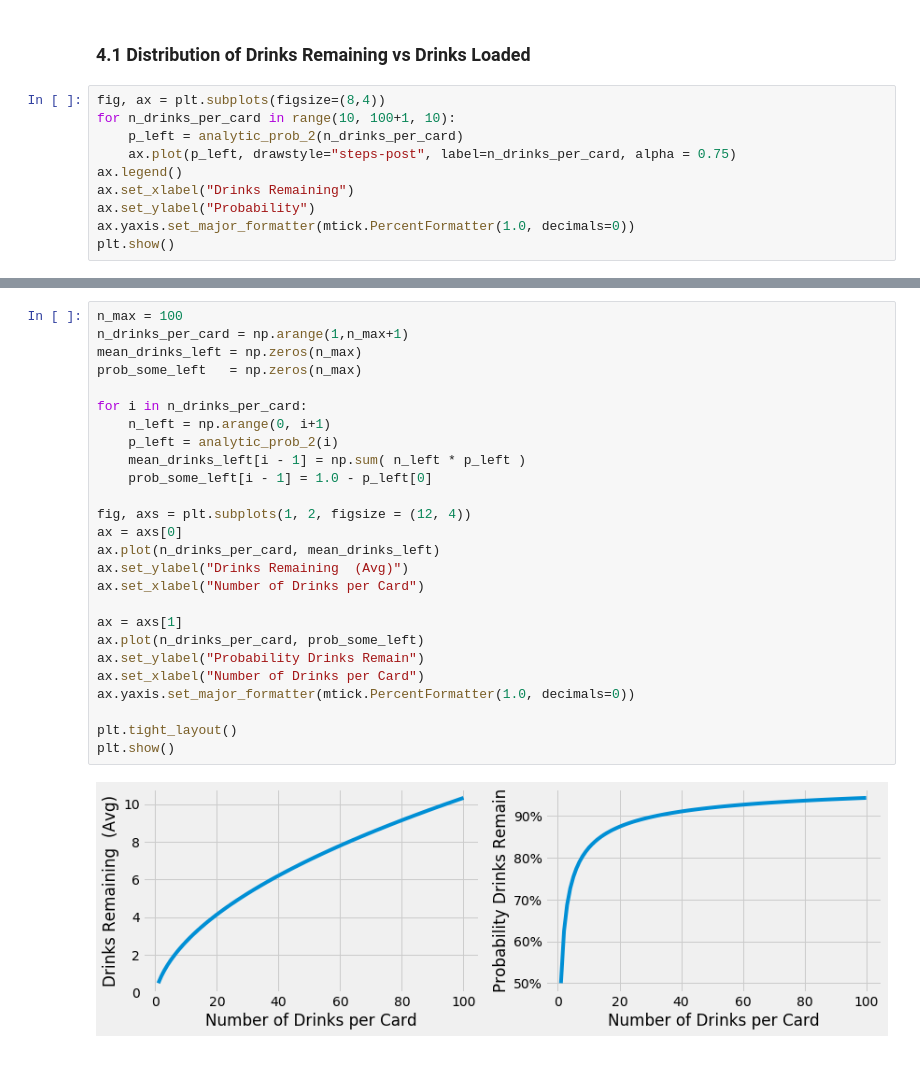
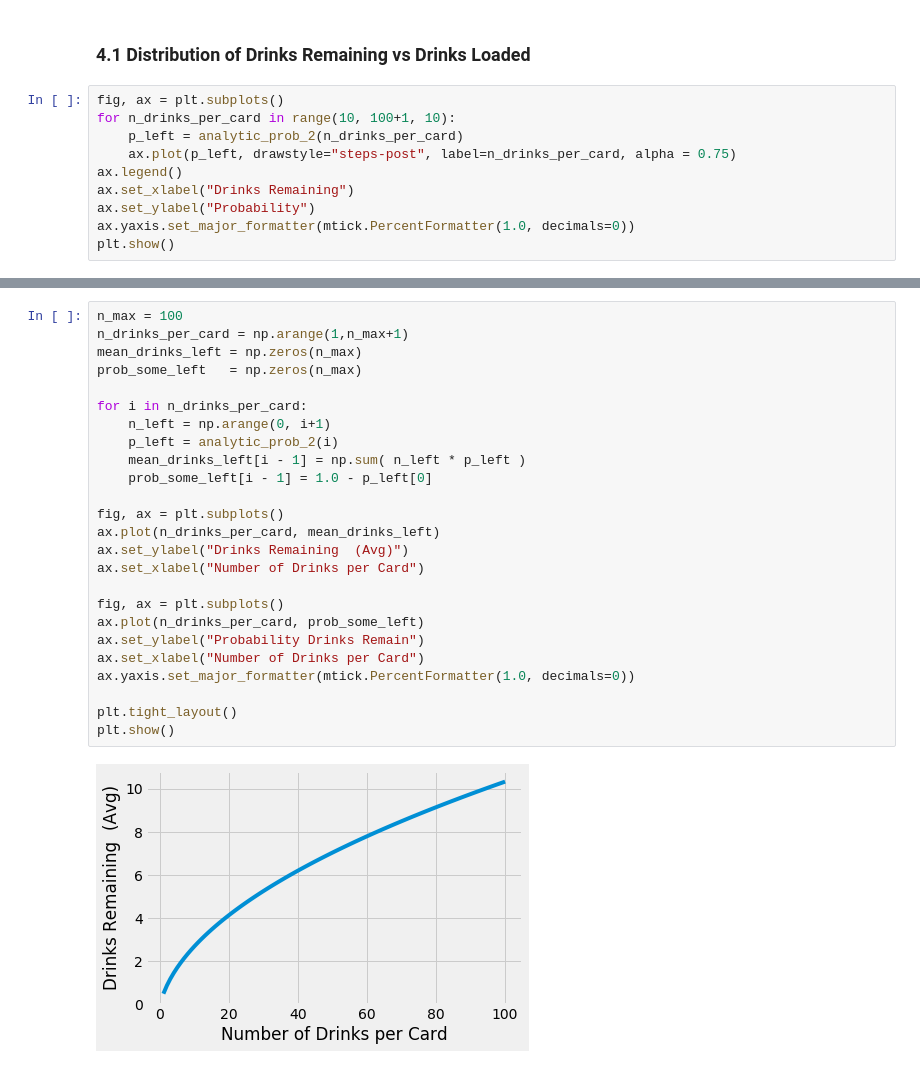
Before and after one commit to pkepley/blog-notebooks, a Jupyter notebook: Riddler_20190405/Riddler_20190405.ipynb, the cells around one changed output, grey strips where cells are left out. Drawn from its saved outputs; the diff is of its cells as text.

```diff
--- a/Riddler_20190405/Riddler_20190405.ipynb
+++ b/Riddler_20190405/Riddler_20190405.ipynb
@@ -206,7 +212,7 @@ In this section, I'm going to expand on the analysis / code from above. We will
 # %% [markdown]
 ### 4.1 Distribution of Drinks Remaining vs Drinks Loaded <a id="drinksAsFunctionOfLoaded"></a>
 # %%
-fig, ax = plt.subplots(figsize=(8,4))
+fig, ax = plt.subplots()
 for n_drinks_per_card in range(10, 100+1, 10):
     p_left = analytic_prob_2(n_drinks_per_card)
     ax.plot(p_left, drawstyle="steps-post", label=n_drinks_per_card, alpha = 0.75)
@@ -222,28 +228,27 @@ plt.show()
 # %%
 n_max = 100
 n_drinks_per_card = np.arange(1,n_max+1)
 mean_drinks_left = np.zeros(n_max)
 prob_some_left   = np.zeros(n_max)
 
 for i in n_drinks_per_card:
     n_left = np.arange(0, i+1)
     p_left = analytic_prob_2(i)
     mean_drinks_left[i - 1] = np.sum( n_left * p_left )
     prob_some_left[i - 1] = 1.0 - p_left[0]
 
-fig, axs = plt.subplots(1, 2, figsize = (12, 4))
-ax = axs[0]
+fig, ax = plt.subplots()
 ax.plot(n_drinks_per_card, mean_drinks_left)
 ax.set_ylabel("Drinks Remaining  (Avg)")
 ax.set_xlabel("Number of Drinks per Card")
 
-ax = axs[1]
+fig, ax = plt.subplots()
 ax.plot(n_drinks_per_card, prob_some_left)
 ax.set_ylabel("Probability Drinks Remain")
 ax.set_xlabel("Number of Drinks per Card")
 ax.yaxis.set_major_formatter(mtick.PercentFormatter(1.0, decimals=0))
 
 plt.tight_layout()
 plt.show()
 # %% [output]
-[figure, old version]
+[figure, new version]
```
Also changed, not shown: parts of 14 cells of this notebook, 7 other files.
